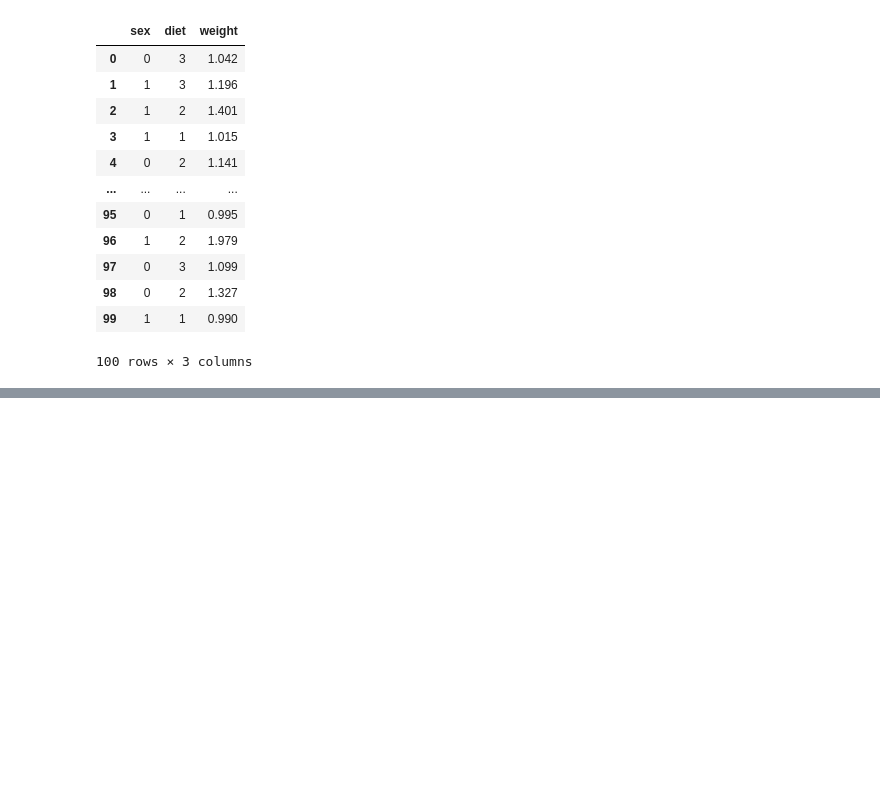
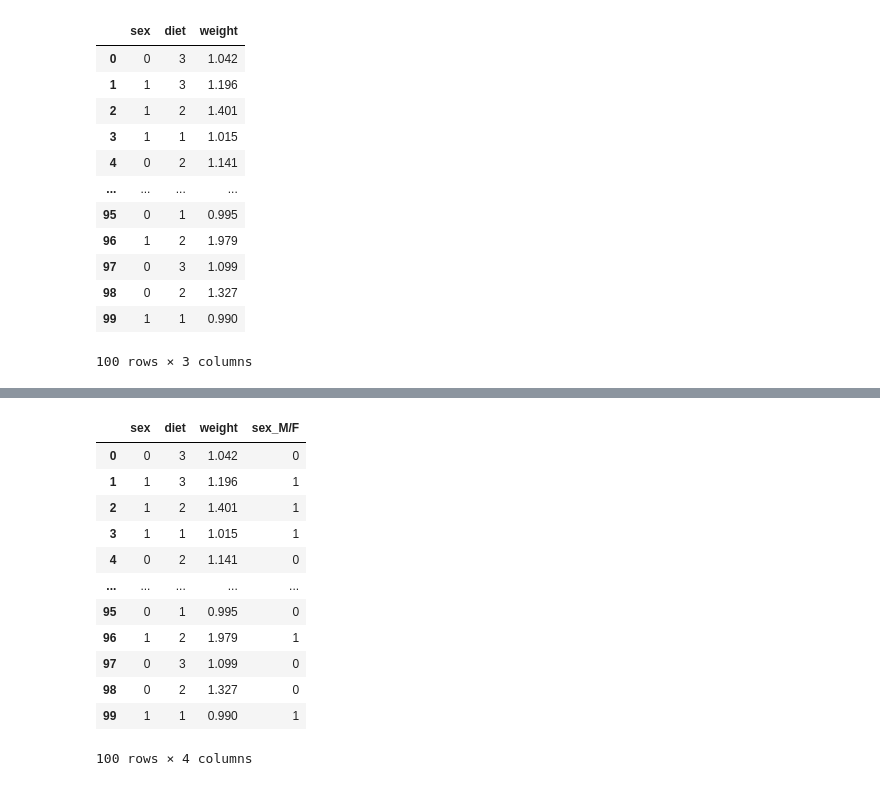
Before and after one commit to stxphz/Sprint8-Project, a Jupyter notebook: recreate-graph.ipynb, the cells around one changed output, grey strips where cells are left out. Cells and saved outputs as stored; diff of their text form; code cells hidden in the pictures; blank space fills up the shorter version.

```diff
--- a/recreate-graph.ipynb
+++ b/recreate-graph.ipynb
@@ -202,0 +247,19 @@ The right path is squirrel_diet.csv
+# %%
+# duplicate sex column and rename column to 'sex_M/F'
+
+df_squirrel['sex_M/F'] = df_squirrel['sex']
+display(df_squirrel)
+# %% [output]
+|  | sex | diet | weight | sex_M/F |
+| 0 | 0 | 3 | 1.042 | 0 |
+| 1 | 1 | 3 | 1.196 | 1 |
+| 2 | 1 | 2 | 1.401 | 1 |
+| 3 | 1 | 1 | 1.015 | 1 |
+| 4 | 0 | 2 | 1.141 | 0 |
+| ... | ... | ... | ... | ... |
+| 95 | 0 | 1 | 0.995 | 0 |
+| 96 | 1 | 2 | 1.979 | 1 |
+| 97 | 0 | 3 | 1.099 | 0 |
+| 98 | 0 | 2 | 1.327 | 0 |
+| 99 | 1 | 1 | 0.990 | 1 |
+100 rows × 4 columns
```
Also changed, not shown: parts of 9 cells of this notebook.
